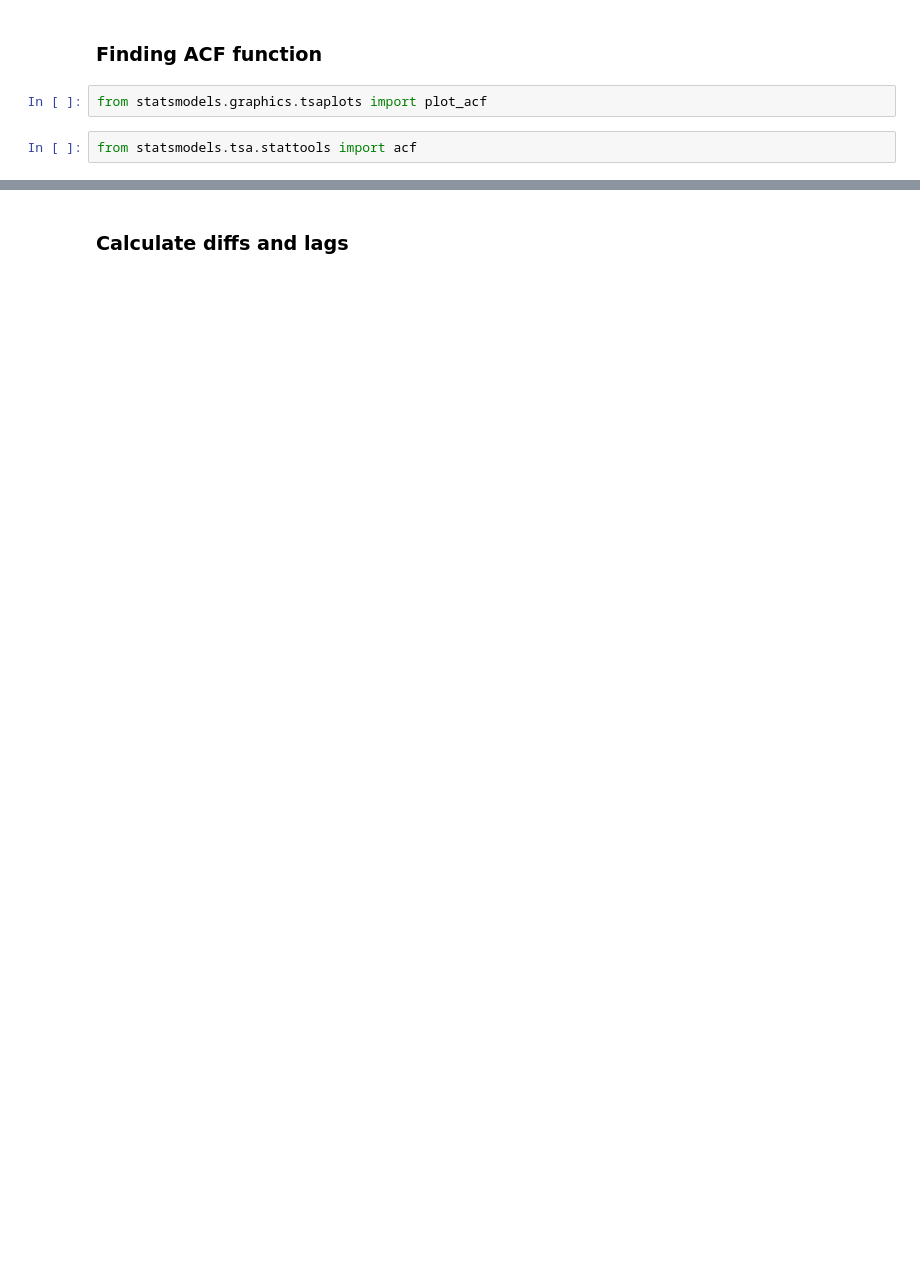
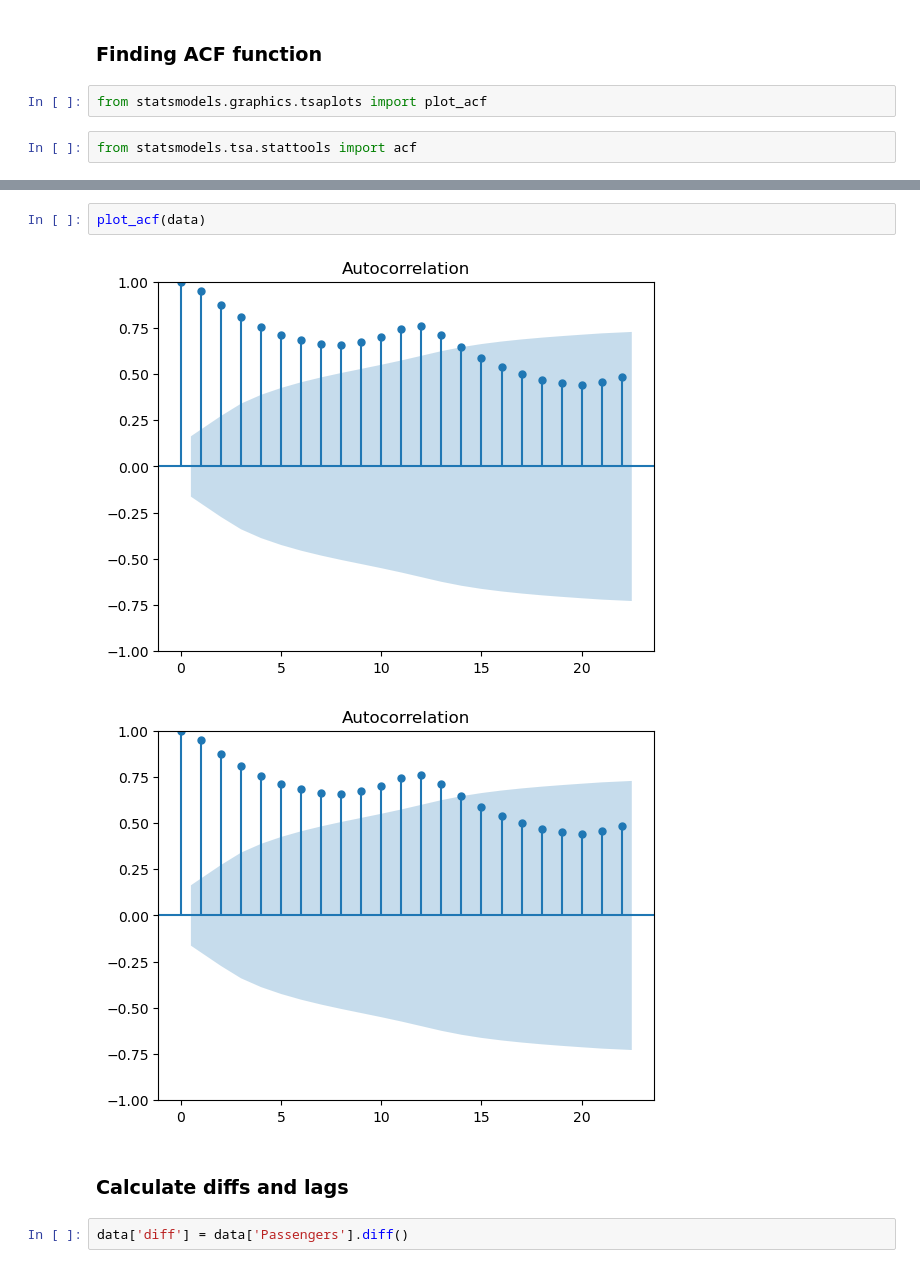
Before and after one commit to cnll0075/machine_learning_course, a Jupyter notebook: 04_basic_time_series.ipynb, the cells around one changed output, grey strips where cells are left out. Drawn from its saved outputs; the diff is of its cells as text; blank space fills up the shorter version.

```diff
--- a/04_basic_time_series.ipynb
+++ b/04_basic_time_series.ipynb
@@ -16,2 +54,9 @@ from statsmodels.tsa.stattools import acf
+# %%
+plot_acf(data)
+# %% [output]
+[figure, added]
+[figure, added]
 # %% [markdown]
 ### Calculate diffs and lags
+# %%
+data['diff'] = data['Passengers'].diff()
```
Also changed, not shown: parts of 13 cells of this notebook, 2 other files.
